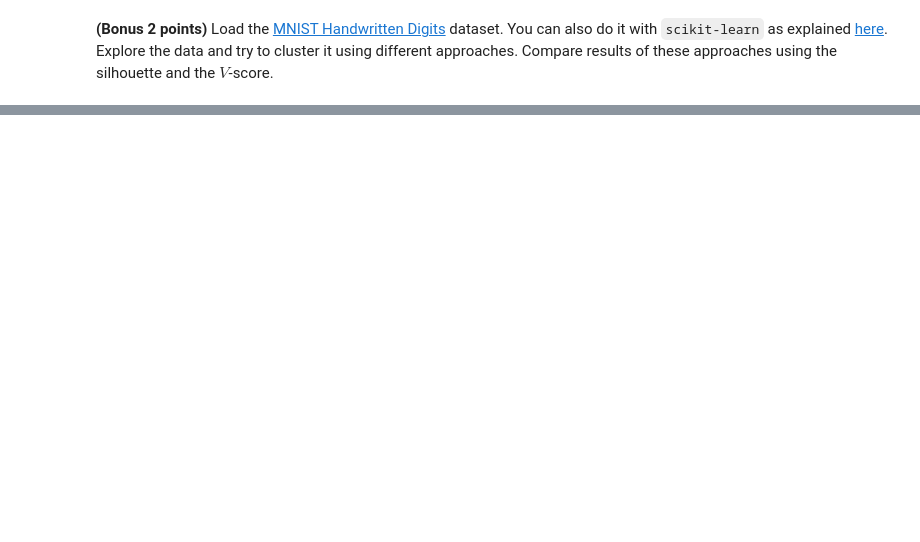
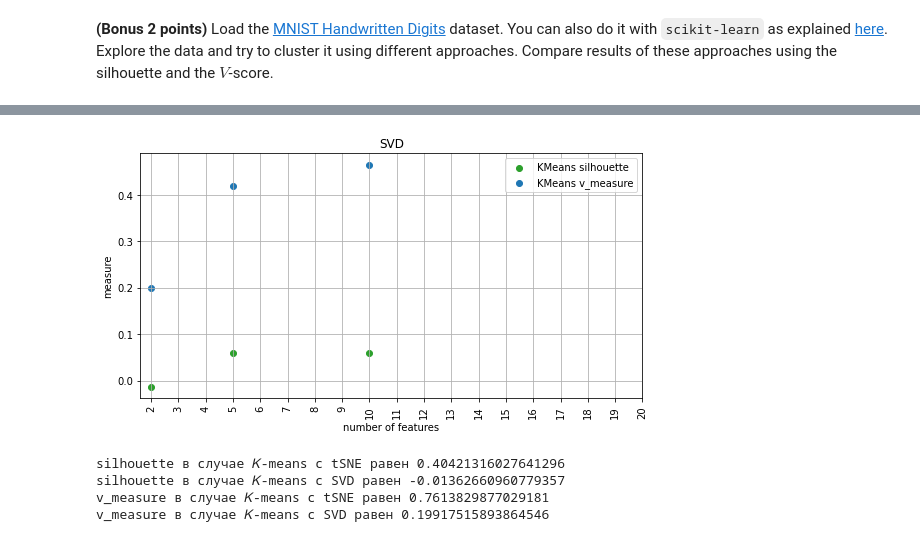
Before and after one commit to TatyanaMardvilko/8_clustering, a Jupyter notebook: clustering.ipynb, the cells around one changed output, grey strips where cells are left out. Cells and saved outputs as stored; diff of their text form; code cells hidden in the pictures; blank space fills up the shorter version.

```diff
--- a/clustering.ipynb
+++ b/clustering.ipynb
@@ -509,0 +531,2 @@ Write in free form what conclusions you made after completing this assignment. A
+# %%
+y_data = np.array(y_hand)
@@ -509,0 +566,23 @@ Write in free form what conclusions you made after completing this assignment. A
+# %%
+silhouette_kmean_svd =[]
+v_measure_kmean_svd = []
+for i in [2, 5, 10]:
+    svd = TruncatedSVD(n_components=i, n_iter=7, random_state=42)
+    svdX = svd.fit_transform(X_data)
+    kmeans_labels_svd = KMeans(n_clusters=10).fit(svdX).labels_
+    silhouette_kmean_svd.append(metrics.silhouette_score(X_data, kmeans_labels_svd, metric='euclidean'))
+    v_measure_kmean_svd.append(v_measure_score(kmeans_labels_svd, y_data))
+# %%
+plt.figure(figsize=(9, 4.5))
+numb_feat = [2, 5, 10]
+plt.scatter(numb_feat, silhouette_kmean_svd, color='C2', label='KMeans silhouette')
+plt.scatter(numb_feat, v_measure_kmean_svd, label='KMeans v_measure')
+plt.title("SVD")
+plt.xlabel('number of features')
+plt.ylabel('measure')
+plt.grid(True)
+plt.xticks(x, rotation='vertical')
+plt.legend(loc='upper right')
+plt.show()
+# %% [output]
+[figure, added]
@@ -509,0 +594,10 @@ Write in free form what conclusions you made after completing this assignment. A
+# %%
+print(f'silhouette в случае 𝐾-means c tSNE равен {silhouette_kmean_tsne}')
+print(f'silhouette в случае 𝐾-means c SVD равен {silhouette_kmean_svd[0]}')
+print(f'v_measure в случае 𝐾-means c tSNE равен {v_measure_kmean_tsne}')
+print(f'v_measure в случае 𝐾-means c SVD равен {v_measure_kmean_svd[0]}')
+# %% [output]
+silhouette в случае 𝐾-means c tSNE равен 0.40421316027641296
+silhouette в случае 𝐾-means c SVD равен -0.01362660960779357
+v_measure в случае 𝐾-means c tSNE равен 0.7613829877029181
+v_measure в случае 𝐾-means c SVD равен 0.19917515893864546
```
Also changed, not shown: parts of 27 cells of this notebook.
